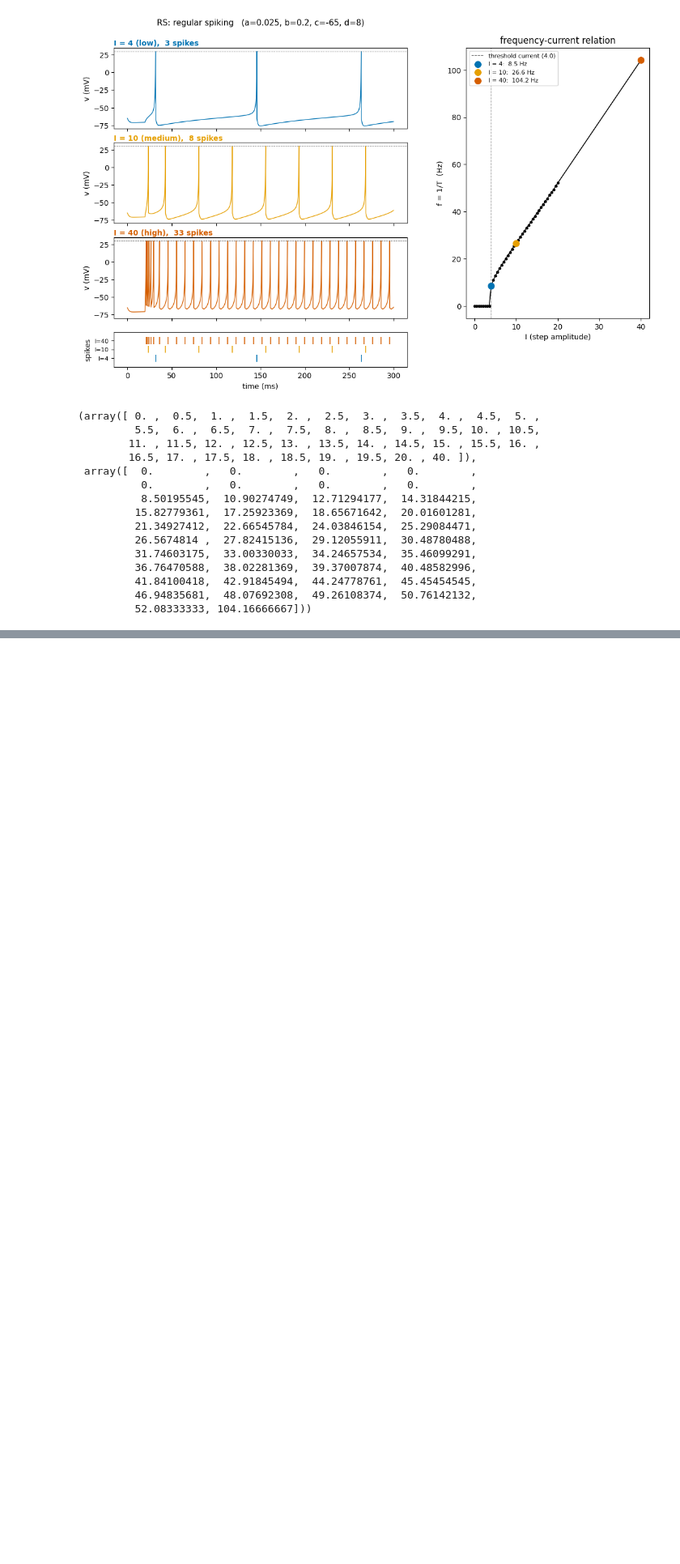
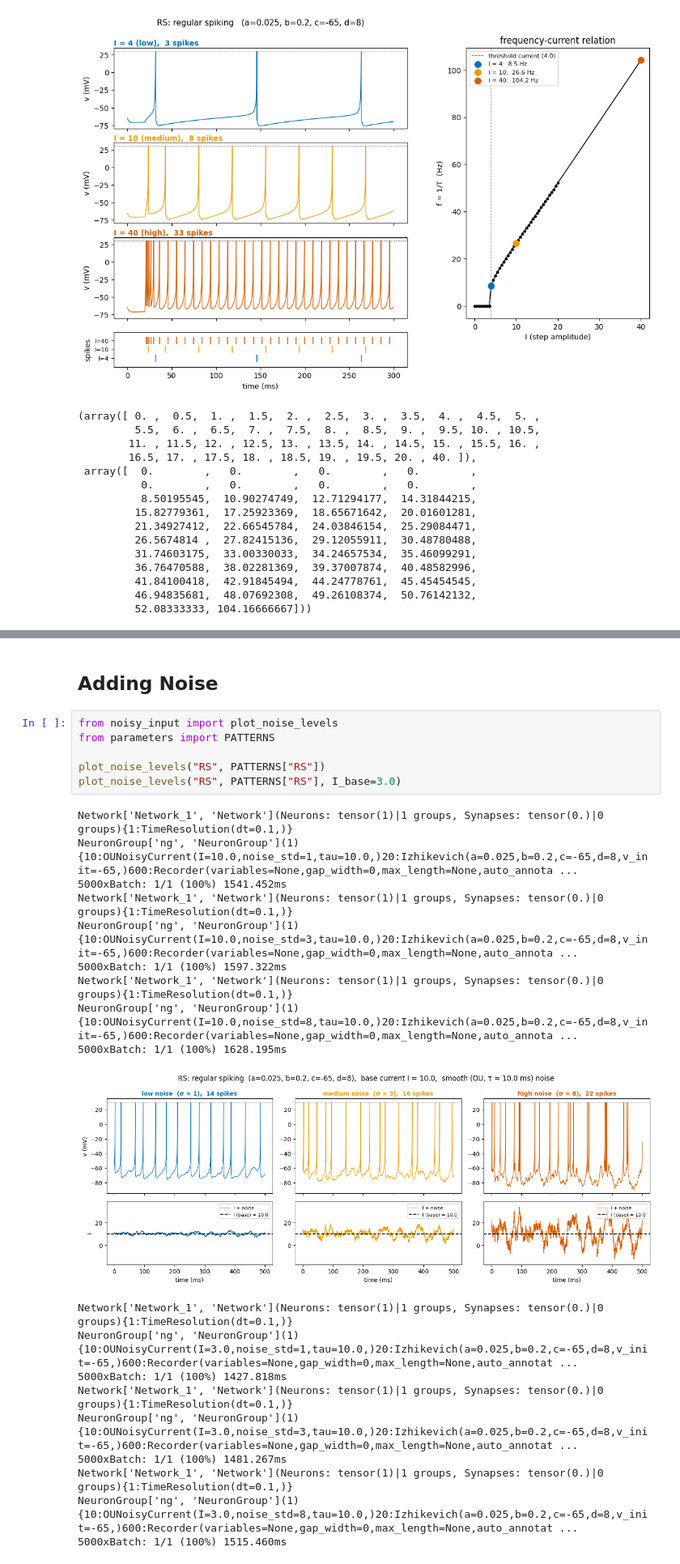
Before and after one commit to Alirezrz/spiking-neuron-izhikevich, a Jupyter notebook: run_izhikevich.ipynb, the cells around one changed output, grey strips where cells are left out. Shown at 81% size. Cells and saved outputs as stored; diff of their text form; blank space fills up the shorter version.

```diff
--- a/run_izhikevich.ipynb
+++ b/run_izhikevich.ipynb
@@ -175,0 +208,28 @@ NeuronGroup['ng', 'NeuronGroup'](42){10:StepSweepCurrent(I_values=[np.float64(0.
+# %% [markdown]
+## Adding Noise
+# %%
+from noisy_input import plot_noise_levels
+from parameters import PATTERNS
+
+plot_noise_levels("RS", PATTERNS["RS"])
+plot_noise_levels("RS", PATTERNS["RS"], I_base=3.0)
+# %% [output]
+Network['Network_1', 'Network'](Neurons: tensor(1)|1 groups, Synapses: tensor(0.)|0 groups){1:TimeResolution(dt=0.1,)}
+NeuronGroup['ng', 'NeuronGroup'](1){10:OUNoisyCurrent(I=10.0,noise_std=1,tau=10.0,)20:Izhikevich(a=0.025,b=0.2,c=-65,d=8,v_init=-65,)600:Recorder(variables=None,gap_width=0,max_length=None,auto_annota ...
+5000xBatch: 1/1 (100%) 1541.452ms
+Network['Network_1', 'Network'](Neurons: tensor(1)|1 groups, Synapses: tensor(0.)|0 groups){1:TimeResolution(dt=0.1,)}
+NeuronGroup['ng', 'NeuronGroup'](1){10:OUNoisyCurrent(I=10.0,noise_std=3,tau=10.0,)20:Izhikevich(a=0.025,b=0.2,c=-65,d=8,v_init=-65,)600:Recorder(variables=None,gap_width=0,max_length=None,auto_annota ...
+5000xBatch: 1/1 (100%) 1597.322ms
+Network['Network_1', 'Network'](Neurons: tensor(1)|1 groups, Synapses: tensor(0.)|0 groups){1:TimeResolution(dt=0.1,)}
+NeuronGroup['ng', 'NeuronGroup'](1){10:OUNoisyCurrent(I=10.0,noise_std=8,tau=10.0,)20:Izhikevich(a=0.025,b=0.2,c=-65,d=8,v_init=-65,)600:Recorder(variables=None,gap_width=0,max_length=None,auto_annota ...
+5000xBatch: 1/1 (100%) 1628.195ms
+[figure, added]
+Network['Network_1', 'Network'](Neurons: tensor(1)|1 groups, Synapses: tensor(0.)|0 groups){1:TimeResolution(dt=0.1,)}
+NeuronGroup['ng', 'NeuronGroup'](1){10:OUNoisyCurrent(I=3.0,noise_std=1,tau=10.0,)20:Izhikevich(a=0.025,b=0.2,c=-65,d=8,v_init=-65,)600:Recorder(variables=None,gap_width=0,max_length=None,auto_annotat ...
+5000xBatch: 1/1 (100%) 1427.818ms
+Network['Network_1', 'Network'](Neurons: tensor(1)|1 groups, Synapses: tensor(0.)|0 groups){1:TimeResolution(dt=0.1,)}
+NeuronGroup['ng', 'NeuronGroup'](1){10:OUNoisyCurrent(I=3.0,noise_std=3,tau=10.0,)20:Izhikevich(a=0.025,b=0.2,c=-65,d=8,v_init=-65,)600:Recorder(variables=None,gap_width=0,max_length=None,auto_annotat ...
+5000xBatch: 1/1 (100%) 1481.267ms
+Network['Network_1', 'Network'](Neurons: tensor(1)|1 groups, Synapses: tensor(0.)|0 groups){1:TimeResolution(dt=0.1,)}
+NeuronGroup['ng', 'NeuronGroup'](1){10:OUNoisyCurrent(I=3.0,noise_std=8,tau=10.0,)20:Izhikevich(a=0.025,b=0.2,c=-65,d=8,v_init=-65,)600:Recorder(variables=None,gap_width=0,max_length=None,auto_annotat ...
+5000xBatch: 1/1 (100%) 1515.460ms
```
Also changed, not shown: parts of 8 cells of this notebook, 15 other files.
